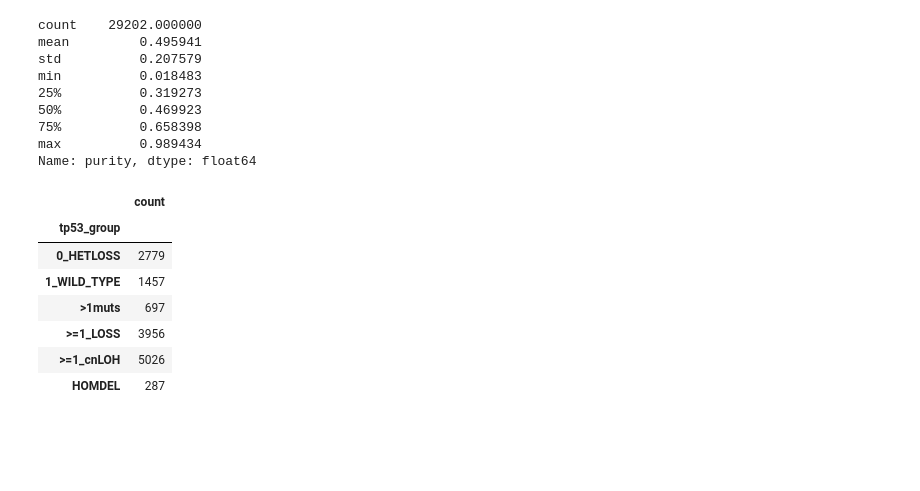
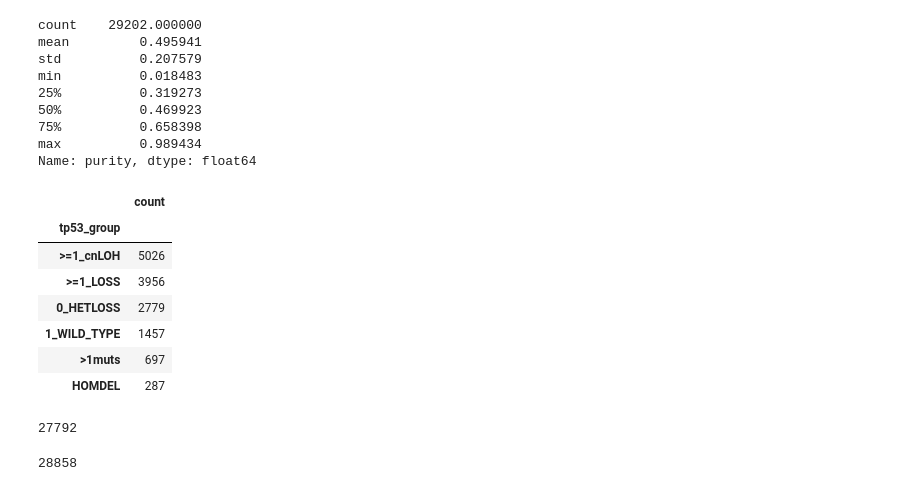
Before and after one commit to emilecohen/mskimpact_tp53_exploration, a Jupyter notebook: analysis/dataframe_generation/master_file_creation.ipynb, the cells around one changed output. Saved outputs shown, nothing was run; the diff lists cells and outputs as text; code cells hidden in the pictures; blank space fills up the shorter version.

```diff
--- a/analysis/dataframe_generation/master_file_creation.ipynb
+++ b/analysis/dataframe_generation/master_file_creation.ipynb
@@ -861,13 +821,22 @@ Name: purity, dtype: float64
 # %%
 master = pd.read_pickle(data_path + 'merged_data/master_file.pkl')
 # %%
-get_groupby(master, 'tp53_group', 'count')
+get_groupby(master, 'tp53_group', 'count').sort_values(by='count', ascending=False)
 # %% [output]
 |  | count |
 | tp53_group |  |
+| >=1_cnLOH | 5026 |
+| >=1_LOSS | 3956 |
 | 0_HETLOSS | 2779 |
 | 1_WILD_TYPE | 1457 |
 | >1muts | 697 |
-| >=1_LOSS | 3956 |
-| >=1_cnLOH | 5026 |
 | HOMDEL | 287 |
+# %%
+master_file.shape[0]
+# %% [output]
+27792
+# %%
+master = pd.read_pickle(data_path + 'merged_data/master_file.pkl')
+master.shape[0]
+# %% [output]
+28858
```
Also changed, not shown: parts of 23 cells of this notebook, 2 other files.
